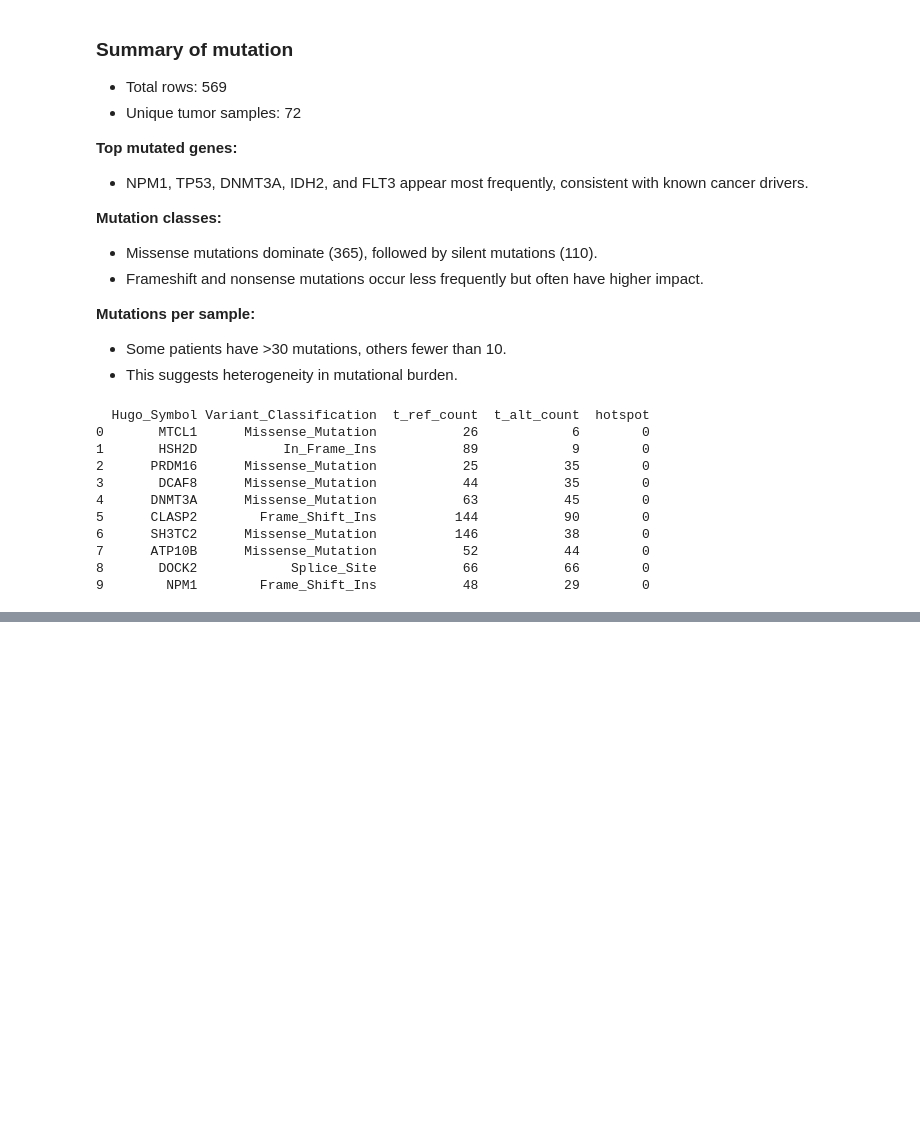
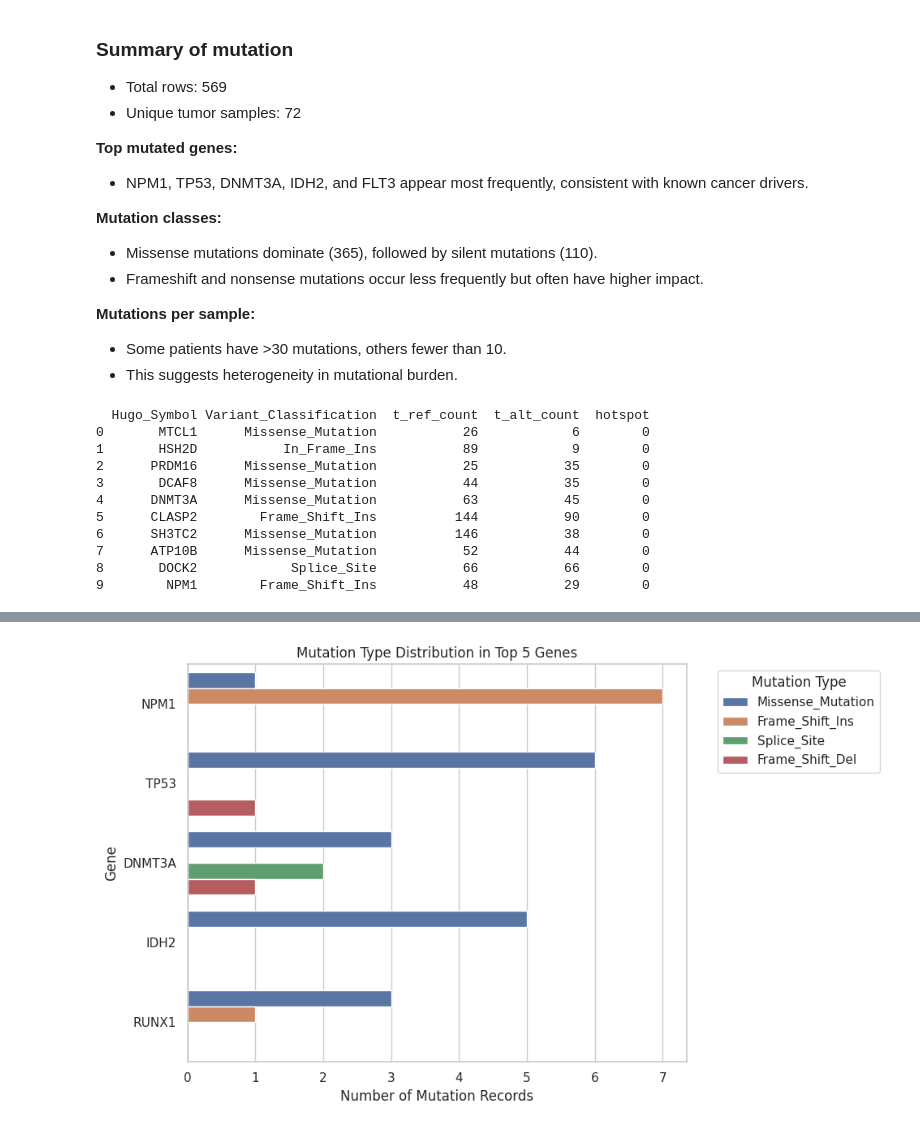
Before and after one commit to JonFD4/Mutation-analysis, a Jupyter notebook: notebooks/data_exploration.ipynb, the cells around one changed output, grey strips where cells are left out. Drawn from its saved outputs; the diff is of its cells as text; code cells hidden in the pictures; blank space fills up the shorter version.

Commit message:
Add code for distribution in mutation

```diff
--- a/notebooks/data_exploration.ipynb
+++ b/notebooks/data_exploration.ipynb
@@ -295,0 +297,21 @@ plt.show()
+# %%
+# Focus on the top 5 mutated genes
+top5_genes = df['Hugo_Symbol'].value_counts().head(5).index
+subset = df[df['Hugo_Symbol'].isin(top5_genes)]
+
+plt.figure(figsize=(10, 6))
+sns.countplot(
+    data=subset,
+    y='Hugo_Symbol',
+    hue='Variant_Classification',
+    order=top5_genes,
+)
+plt.title('Mutation Type Distribution in Top 5 Genes')
+plt.xlabel('Number of Mutation Records')
+plt.ylabel('Gene')
+plt.legend(title='Mutation Type', bbox_to_anchor=(1.05, 1))
+plt.tight_layout()
+plt.savefig("results/mutation_top5.png")
+plt.show()
+# %% [output]
+[figure, added]
```
Also changed, not shown: parts of 4 cells of this notebook.
